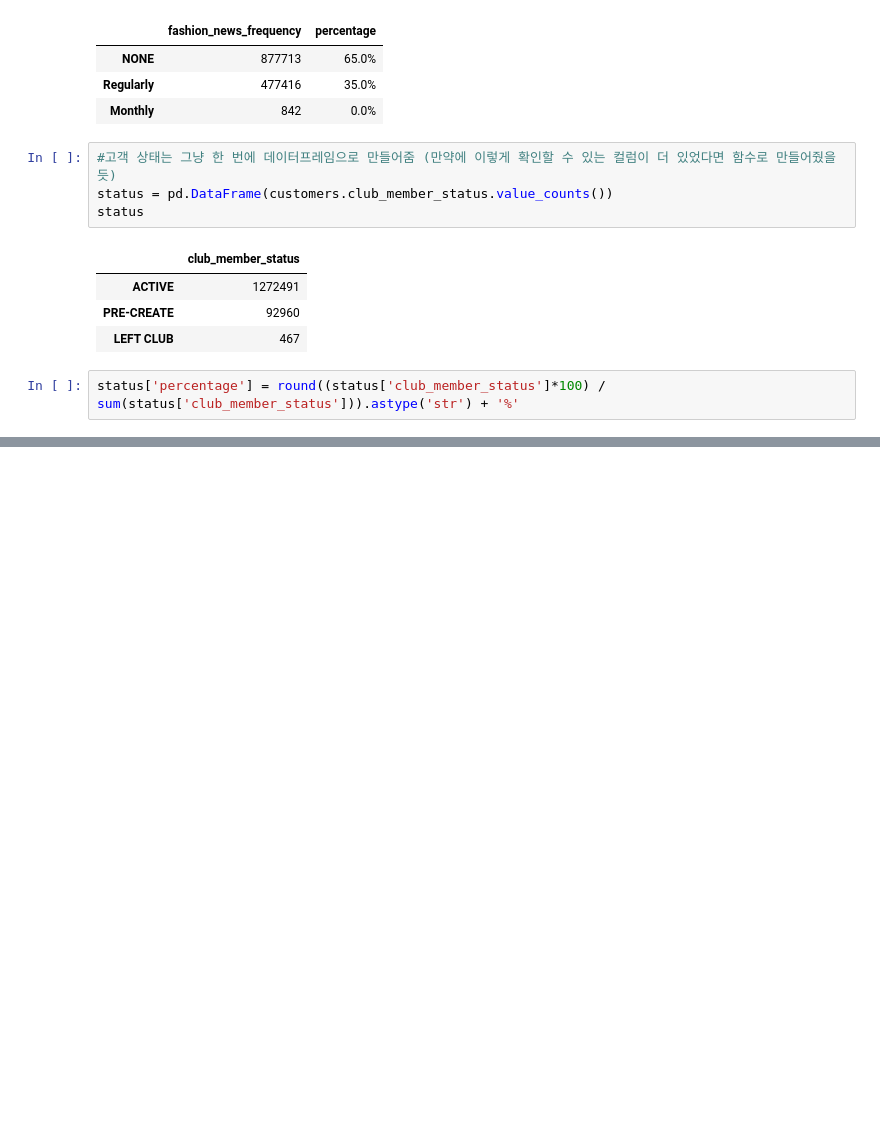
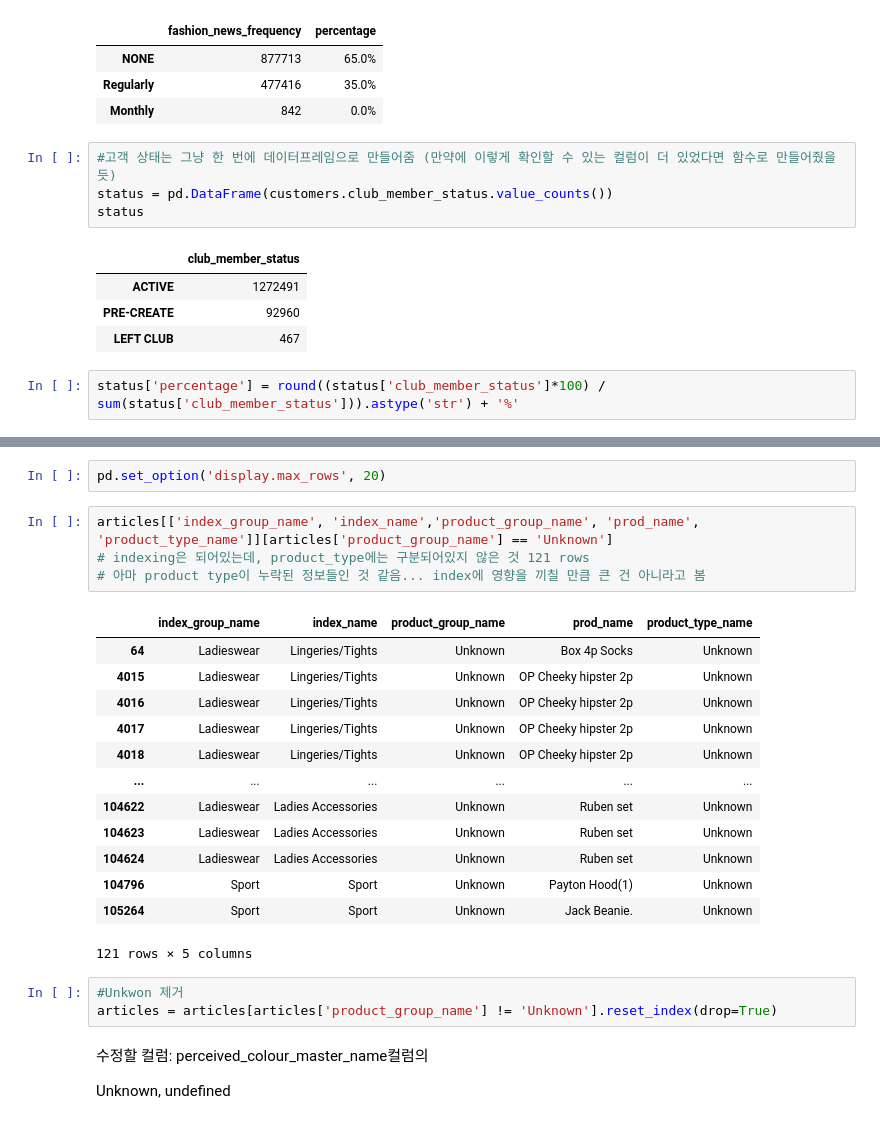
Before and after one commit to monamienamie/5commerce, a Jupyter notebook: 0827.ipynb, the cells around one changed output, grey strips where cells are left out. Drawn from its saved outputs; the diff is of its cells as text; blank space fills up the shorter version.

```diff
--- a/0827.ipynb
+++ b/0827.ipynb
@@ -482,0 +697,27 @@ cusotmer의 평균 나이:  36.39 세
+# %%
+pd.set_option('display.max_rows', 20)
+# %%
+articles[['index_group_name', 'index_name','product_group_name', 'prod_name', 'product_type_name']][articles['product_group_name'] == 'Unknown']
+# indexing은 되어있는데, product_type에는 구분되어있지 않은 것 121 rows
+# 아마 product type이 누락된 정보들인 것 같음... index에 영향을 끼칠 만큼 큰 건 아니라고 봄
+# %% [output]
+|  | index_group_name | index_name | product_group_name | prod_name | product_type_name |
+| 64 | Ladieswear | Lingeries/Tights | Unknown | Box 4p Socks | Unknown |
+| 4015 | Ladieswear | Lingeries/Tights | Unknown | OP Cheeky hipster 2p | Unknown |
+| 4016 | Ladieswear | Lingeries/Tights | Unknown | OP Cheeky hipster 2p | Unknown |
+| 4017 | Ladieswear | Lingeries/Tights | Unknown | OP Cheeky hipster 2p | Unknown |
+| 4018 | Ladieswear | Lingeries/Tights | Unknown | OP Cheeky hipster 2p | Unknown |
+| ... | ... | ... | ... | ... | ... |
+| 104622 | Ladieswear | Ladies Accessories | Unknown | Ruben set | Unknown |
+| 104623 | Ladieswear | Ladies Accessories | Unknown | Ruben set | Unknown |
+| 104624 | Ladieswear | Ladies Accessories | Unknown | Ruben set | Unknown |
+| 104796 | Sport | Sport | Unknown | Payton Hood(1) | Unknown |
+| 105264 | Sport | Sport | Unknown | Jack Beanie. | Unknown |
+121 rows × 5 columns
+# %%
+#Unkwon 제거
+articles = articles[articles['product_group_name'] != 'Unknown'].reset_index(drop=True)
+# %% [markdown]
+수정할 컬럼: perceived_colour_master_name컬럼의
+
+Unknown, undefined
```
Also changed, not shown: parts of 28 cells of this notebook.
